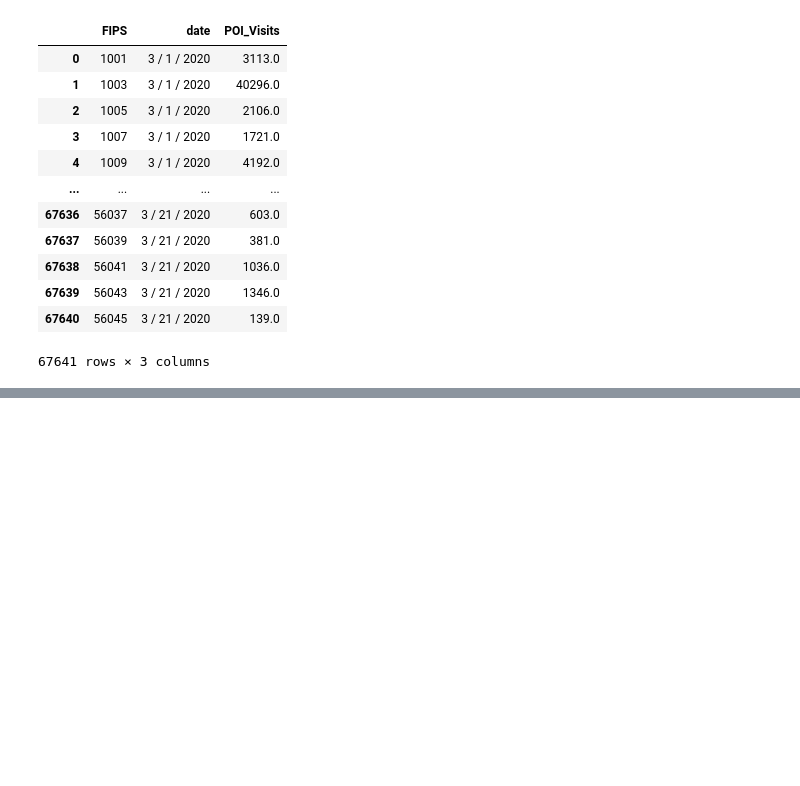
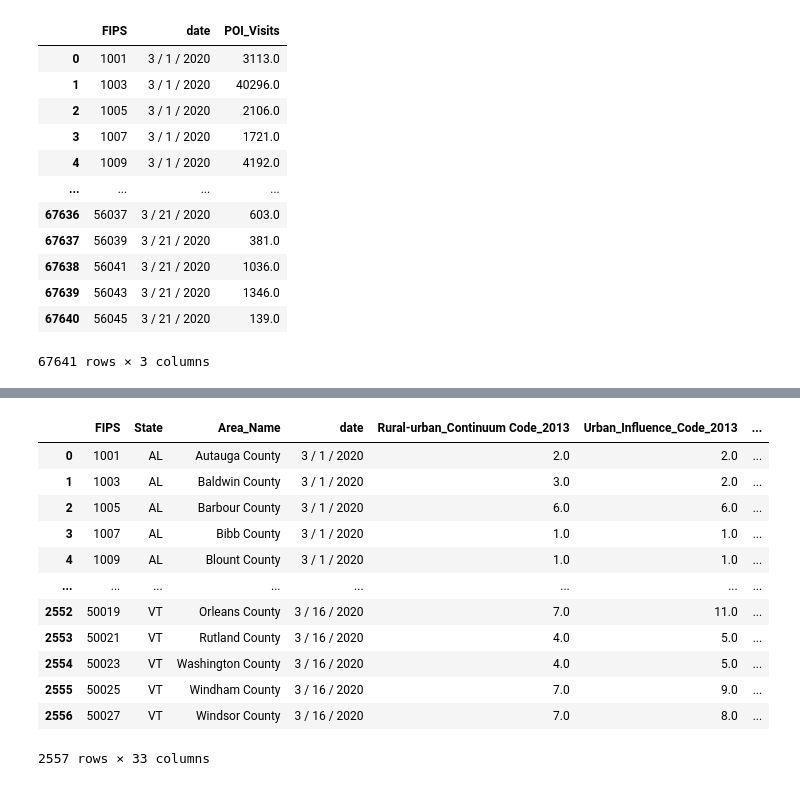
Before and after one commit to KotR9001/Covid_19_Insights, a Jupyter notebook: Jupyter Notebooks/Covid-19_Insights.ipynb, the cells around one changed output, grey strips where cells are left out. Cells and saved outputs as stored; diff of their text form; code cells hidden in the pictures; blank space fills up the shorter version.

```diff
--- a/Jupyter Notebooks/Covid-19_Insights.ipynb
+++ b/Jupyter Notebooks/Covid-19_Insights.ipynb
@@ -346,0 +437,19 @@ deaths_pivot_cleaned
+# %%
+#Join with Hospital Visits
+co_gr_hc_ho_pivot = co_gr_hc_pivot_sorted.join(hospital_visits_pivot_cleaned['Hospital_Visits'], how='inner', on='FIPS')
+co_gr_hc_ho_pivot_sorted = co_gr_hc_ho_pivot.sort_values(['FIPS', 'date'], ascending=True).reset_index(drop=True)
+co_gr_hc_ho_pivot_sorted
+# %% [output]
+|  | FIPS | State | Area_Name | date | Rural-urban_Continuum Code_2013 | Urban_Influence_Code_2013 | ... |
+| 0 | 1001 | AL | Autauga County | 3 / 1 / 2020 | 2.0 | 2.0 | ... |
+| 1 | 1003 | AL | Baldwin County | 3 / 1 / 2020 | 3.0 | 2.0 | ... |
+| 2 | 1005 | AL | Barbour County | 3 / 1 / 2020 | 6.0 | 6.0 | ... |
+| 3 | 1007 | AL | Bibb County | 3 / 1 / 2020 | 1.0 | 1.0 | ... |
+| 4 | 1009 | AL | Blount County | 3 / 1 / 2020 | 1.0 | 1.0 | ... |
+| ... | ... | ... | ... | ... | ... | ... | ... |
+| 2552 | 50019 | VT | Orleans County | 3 / 16 / 2020 | 7.0 | 11.0 | ... |
+| 2553 | 50021 | VT | Rutland County | 3 / 16 / 2020 | 4.0 | 5.0 | ... |
+| 2554 | 50023 | VT | Washington County | 3 / 16 / 2020 | 4.0 | 5.0 | ... |
+| 2555 | 50025 | VT | Windham County | 3 / 16 / 2020 | 7.0 | 9.0 | ... |
+| 2556 | 50027 | VT | Windsor County | 3 / 16 / 2020 | 7.0 | 8.0 | ... |
+2557 rows × 33 columns
```
Also changed, not shown: parts of 13 cells of this notebook, 1 other file.
